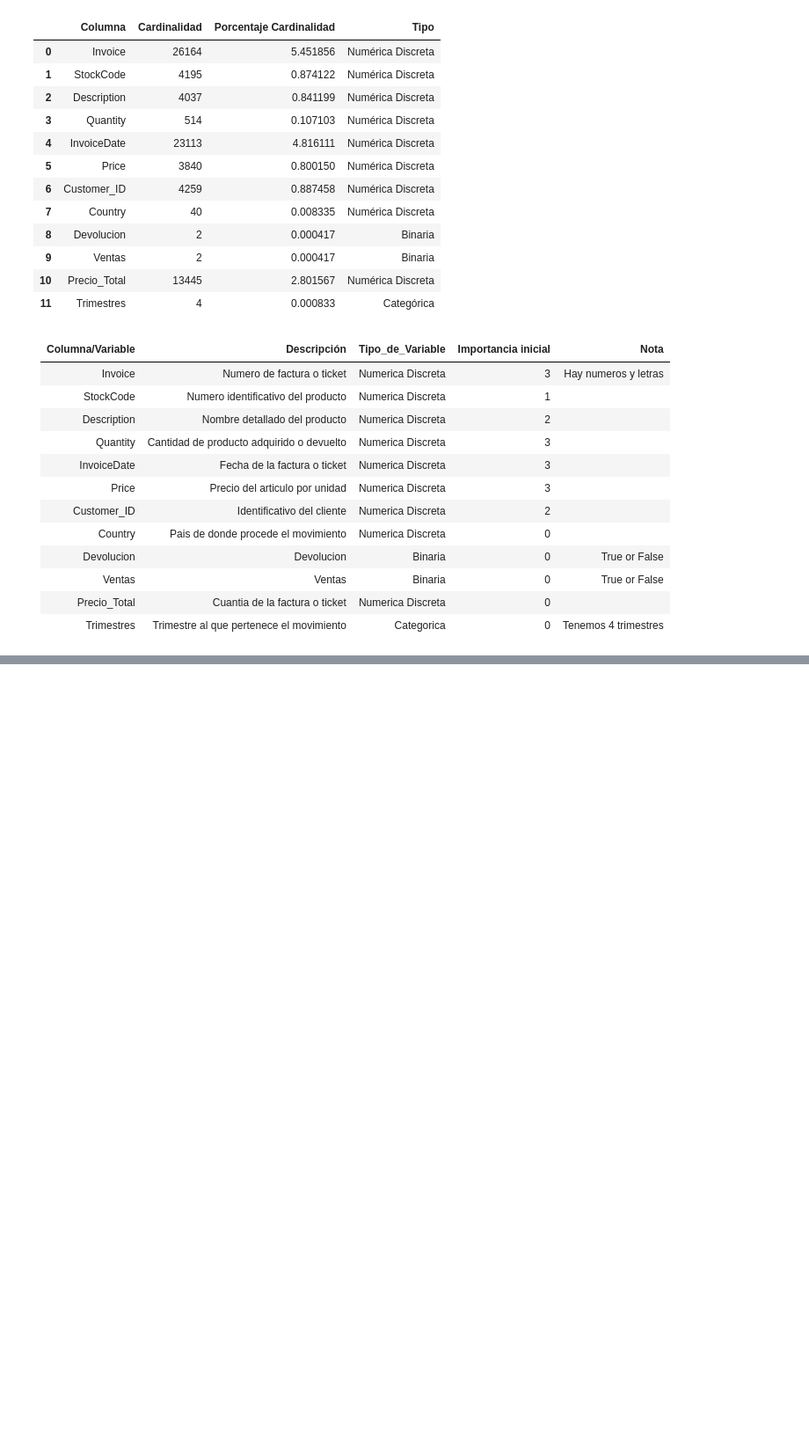
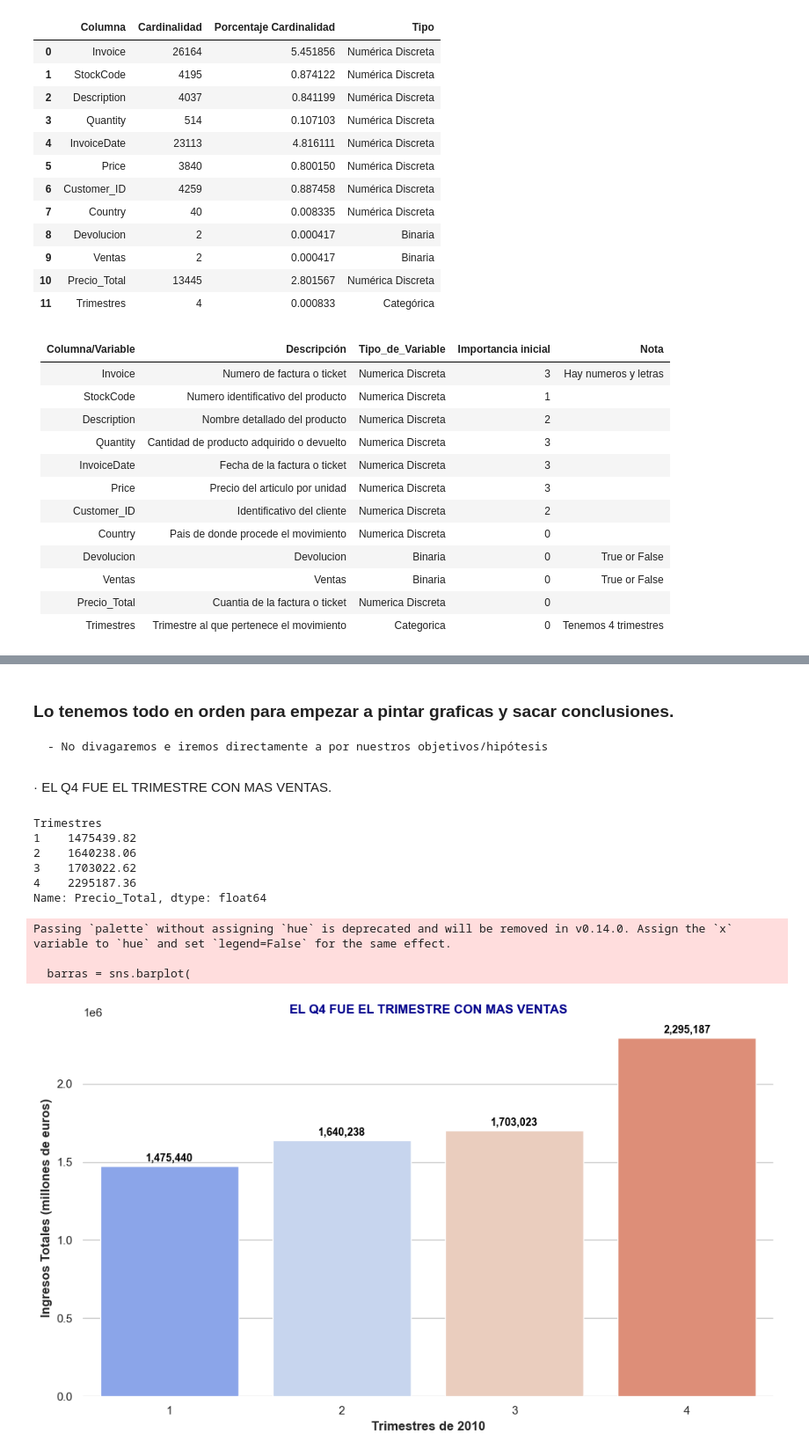
Before and after one commit to antonio-herrera-gb/EDA_Tienda_Online, a Jupyter notebook: src/notebooks/notebook_eda_v3_analisis.ipynb, the cells around one changed output, grey strips where cells are left out. Shown at 88% size. Saved outputs shown, nothing was run; the diff lists cells and outputs as text; code cells hidden in the pictures; blank space fills up the shorter version.

```diff
--- a/src/notebooks/notebook_eda_v3_analisis.ipynb
+++ b/src/notebooks/notebook_eda_v3_analisis.ipynb
@@ -101,0 +194,4 @@ cardinalidad(df_online_retail_2010, 10, 30)
+# %%
+df_limpio = df_limpio.dropna(subset=["Price", "Precio_Total", "Quantity"])
+# %%
+df_limpio.Price = df_limpio.Price.round(2)
@@ -103,0 +221,3 @@ cardinalidad(df_online_retail_2010, 10, 30)
+# %%
+# Pongamos la columna Quantity como int
+df_limpio.Quantity = df_limpio.Quantity.astype(int)
@@ -103,0 +261,41 @@ cardinalidad(df_online_retail_2010, 10, 30)
+# %% [markdown]
+### Lo tenemos todo en orden para empezar a pintar graficas y sacar conclusiones.
+    - No divagaremos e iremos directamente a por nuestros objetivos/hipótesis
+# %% [markdown]
+· EL Q4 FUE EL TRIMESTRE CON MAS VENTAS.
+# %%
+df_filtro_ventas_true = df_limpio[df_limpio.Ventas == True]
+
+ventas_trimestre_suma = df_filtro_ventas_true.groupby("Trimestres")["Precio_Total"].sum()
+
+print(ventas_trimestre_suma)
+# %% [output]
+Trimestres
+1    1475439.82
+2    1640238.06
+3    1703022.62
+4    2295187.36
+Name: Precio_Total, dtype: float64
+# %%
+sns.set(style="whitegrid")
+colores = sns.color_palette("coolwarm", len(ventas_trimestre_suma))
+
+plt.figure(figsize=(10, 6))
+barras = sns.barplot(
+    x=ventas_trimestre_suma.index,
+    y=ventas_trimestre_suma.values,
+    palette=colores
+)
+for index, value in enumerate(ventas_trimestre_suma.values):
+    plt.text(x=index, y=value + 50000, s=f"{value:,.0f}",
+             color='black', ha='center', va='center', fontsize=10, fontweight='bold')
+plt.xlabel("Trimestres de 2010", fontsize = 12, fontweight="bold")
+plt.ylabel("Ingresos Totales (millones de euros)", fontsize=12, fontweight="bold")
+plt.title("EL Q4 FUE EL TRIMESTRE CON MAS VENTAS", fontweight = "bold", color = "darkblue")
+sns.despine(left=True, bottom=True)
+plt.tight_layout()
+# %% [output]
+Passing `palette` without assigning `hue` is deprecated and will be removed in v0.14.0. Assign the `x` variable to `hue` and set `legend=False` for the same effect.
+
+  barras = sns.barplot(
+[figure, added]
```
Also changed, not shown: parts of 18 cells of this notebook, 2 other files.
